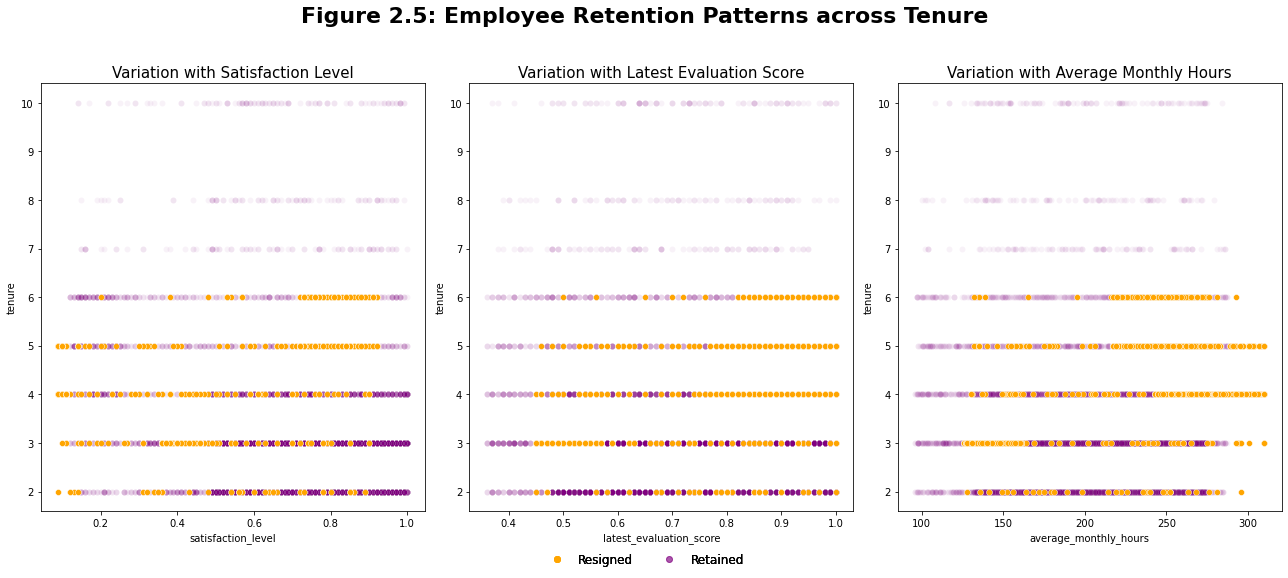
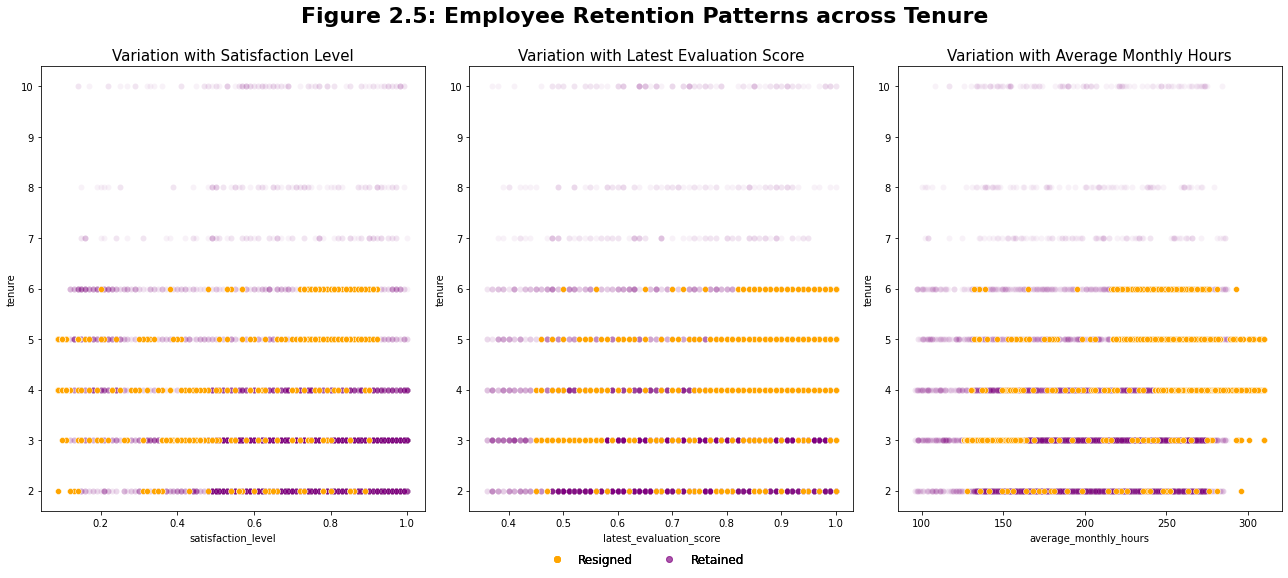
Code edit (unified diff) that turned the first committed figure into the second:
--- before
+++ after
@@ -7,3 +7,3 @@
 scatterplt("average_monthly_hours","tenure",2)
 fig.suptitle("Figure 2.5: Employee Retention Patterns across Tenure",fontsize=22, fontweight='bold')
-plt.tight_layout(rect=[0, 0.03, 1, 0.95])
+plt.tight_layout(rect=[0, 0.03, 1, 0.98])

Commit: barplot